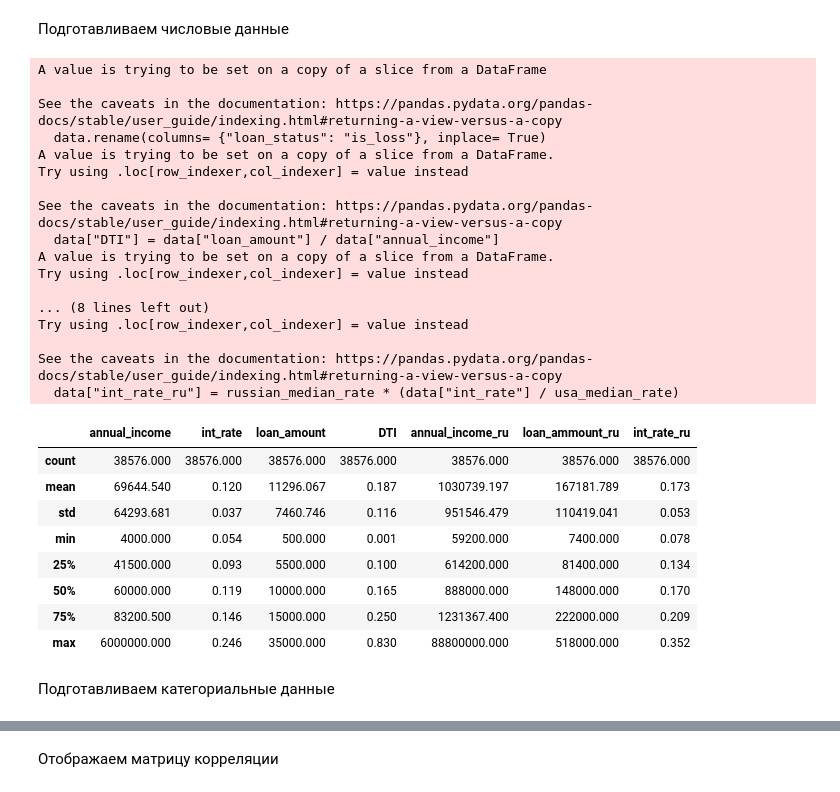
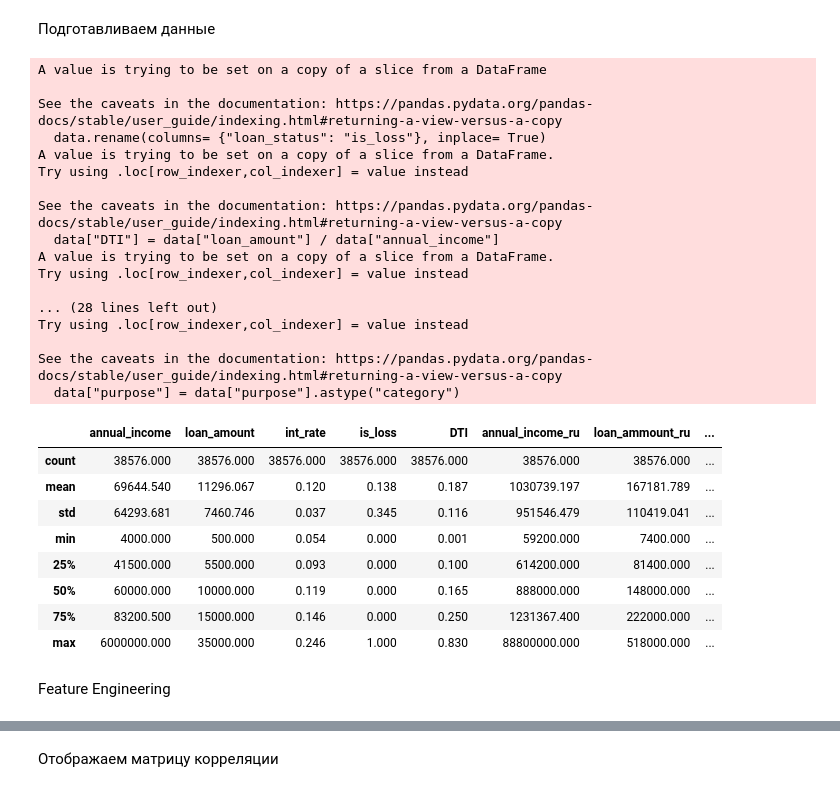
Before and after one commit to Korsar-Coder/Credit-s-RIsk-Prediction, a Jupyter notebook: EDA.ipynb, the cells around one changed output, grey strips where cells are left out. Saved outputs shown, nothing was run; the diff lists cells and outputs as text; code cells hidden in the pictures.

```diff
--- a/EDA.ipynb
+++ b/EDA.ipynb
@@ -5,59 +6,68 @@ import seaborn as sns
 from functools import lru_cache
 pd.set_option("display.float_format", lambda x: "%0.3f" % x)
 # %% [markdown]
-Подготавливаем числовые данные
+Подготавливаем данные
 # %%
 @lru_cache
 def read_data(path:str):
     return pd.read_excel(path)
 
 data =read_data("Data/financial_loan.xlsx")
-features = ["home_ownership",
-            "purpose", "annual_income", "int_rate",
-            "loan_amount", "loan_status"]
+features = ["annual_income", "loan_amount", "int_rate", "home_ownership",
+            "purpose", "loan_status"]
 data = data[features]
 # data.rename(columns={"loan_amount": "loan_amount (RUB)"}, inplace= True)
 data.rename(columns= {"loan_status": "is_loss"}, inplace= True)
 
 russian_median_salary = 74_000 * 12
 usa_median_salary = data["annual_income"].quantile()
 russian_median_loan_ammount = 97_000
 usa_median_loan_ammount = data["loan_amount"].quantile()
 russian_median_rate = 0.17
 usa_median_rate = data["int_rate"].quantile()
 
 data["DTI"] = data["loan_amount"] / data["annual_income"]
 data["annual_income_ru"] = russian_median_salary * (data["annual_income"] / usa_median_salary)
 data["loan_ammount_ru"] = data["annual_income_ru"] * data["DTI"]
 data["int_rate_ru"] = russian_median_rate * (data["int_rate"] / usa_median_rate)
+
+#Преобразуем статус кредита в двоичный вид
+data["is_loss"] = data["is_loss"].map({"Fully Paid": 0, "Charged Off": 1, "Current": 0})
+
+#Сокращаем кол-во категорий для целей кредита
+purpose_categories = ["Debt consolidation", "credit card", "small business", "major purchase", "vacation",
+                     "house",  "car"]
+data["purpose"] = data["purpose"].apply(lambda purpose: purpose if purpose in purpose_categories else "other")
+data["home_ownership"] = data["home_ownership"].astype("category")
+data["purpose"] = data["purpose"].astype("category")
 data.describe()
 # %% [output]
 A value is trying to be set on a copy of a slice from a DataFrame
 
 See the caveats in the documentation: https://pandas.pydata.org/pandas-docs/stable/user_guide/indexing.html#returning-a-view-versus-a-copy
   data.rename(columns= {"loan_status": "is_loss"}, inplace= True)
 A value is trying to be set on a copy of a slice from a DataFrame.
 Try using .loc[row_indexer,col_indexer] = value instead
 
 See the caveats in the documentation: https://pandas.pydata.org/pandas-docs/stable/user_guide/indexing.html#returning-a-view-versus-a-copy
   data["DTI"] = data["loan_amount"] / data["annual_income"]
 A value is trying to be set on a copy of a slice from a DataFrame.
 Try using .loc[row_indexer,col_indexer] = value instead
 
-... (8 lines left out)
+... (28 lines left out)
 Try using .loc[row_indexer,col_indexer] = value instead
 
 See the caveats in the documentation: https://pandas.pydata.org/pandas-docs/stable/user_guide/indexing.html#returning-a-view-versus-a-copy
-  data["int_rate_ru"] = russian_median_rate * (data["int_rate"] / usa_median_rate)
+  data["purpose"] = data["purpose"].astype("category")
-|  | annual_income | int_rate | loan_amount | DTI | annual_income_ru | loan_ammount_ru | int_rate_ru |
-| count | 38576.000 | 38576.000 | 38576.000 | 38576.000 | 38576.000 | 38576.000 | 38576.000 |
-| mean | 69644.540 | 0.120 | 11296.067 | 0.187 | 1030739.197 | 167181.789 | 0.173 |
-| std | 64293.681 | 0.037 | 7460.746 | 0.116 | 951546.479 | 110419.041 | 0.053 |
-| min | 4000.000 | 0.054 | 500.000 | 0.001 | 59200.000 | 7400.000 | 0.078 |
-| 25% | 41500.000 | 0.093 | 5500.000 | 0.100 | 614200.000 | 81400.000 | 0.134 |
-| 50% | 60000.000 | 0.119 | 10000.000 | 0.165 | 888000.000 | 148000.000 | 0.170 |
-| 75% | 83200.500 | 0.146 | 15000.000 | 0.250 | 1231367.400 | 222000.000 | 0.209 |
-| max | 6000000.000 | 0.246 | 35000.000 | 0.830 | 88800000.000 | 518000.000 | 0.352 |
+|  | annual_income | loan_amount | int_rate | is_loss | DTI | annual_income_ru | loan_ammount_ru | ... |
+| count | 38576.000 | 38576.000 | 38576.000 | 38576.000 | 38576.000 | 38576.000 | 38576.000 | ... |
+| mean | 69644.540 | 11296.067 | 0.120 | 0.138 | 0.187 | 1030739.197 | 167181.789 | ... |
+| std | 64293.681 | 7460.746 | 0.037 | 0.345 | 0.116 | 951546.479 | 110419.041 | ... |
+| min | 4000.000 | 500.000 | 0.054 | 0.000 | 0.001 | 59200.000 | 7400.000 | ... |
+| 25% | 41500.000 | 5500.000 | 0.093 | 0.000 | 0.100 | 614200.000 | 81400.000 | ... |
+| 50% | 60000.000 | 10000.000 | 0.119 | 0.000 | 0.165 | 888000.000 | 148000.000 | ... |
+| 75% | 83200.500 | 15000.000 | 0.146 | 0.000 | 0.250 | 1231367.400 | 222000.000 | ... |
+| max | 6000000.000 | 35000.000 | 0.246 | 1.000 | 0.830 | 88800000.000 | 518000.000 | ... |
 # %% [markdown]
-Подготавливаем категориальные данные
+Feature Engineering
 # %%
```
Also changed, not shown: parts of 4 cells of this notebook, 8 other files.
